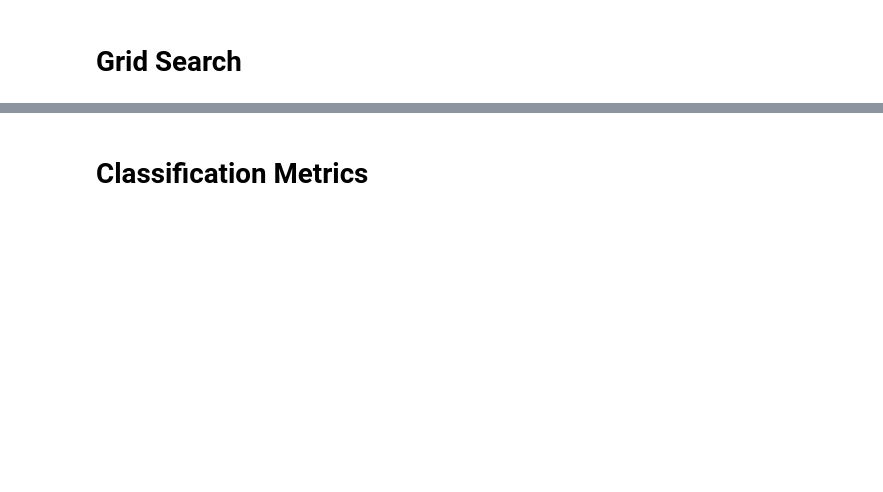
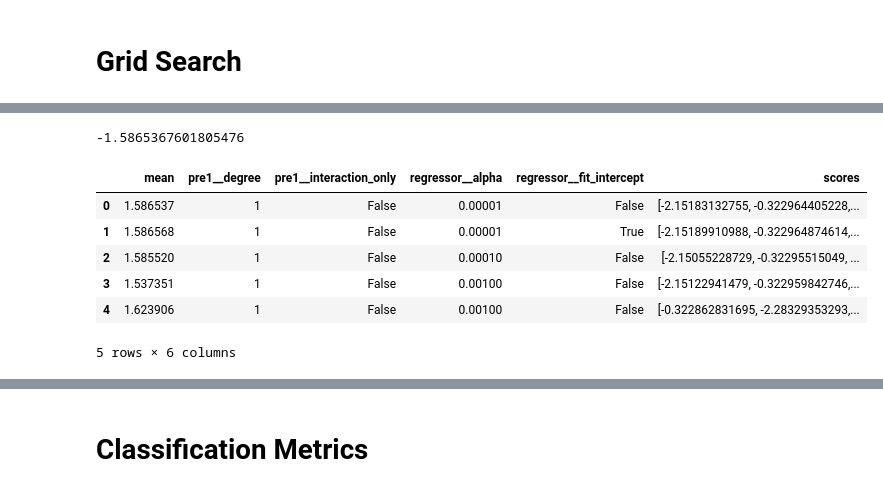
Before and after one commit to aboSamoor/data_science_course, a Jupyter notebook: ML.ipynb, the cells around one changed output, grey strips where cells are left out. Saved outputs shown, nothing was run; the diff lists cells and outputs as text; code cells hidden in the pictures; blank space fills up the shorter version.

```diff
--- a/ML.ipynb
+++ b/ML.ipynb
@@ -539,0 +603,10 @@ _ = plt.legend(loc='best')
+# %%
+pipeline = Pipeline([("pre1", PolynomialFeatures()),
+                     ("regressor",  Ridge())])
+parameters = {
+  'pre1__degree': range(1, 15),
+  'pre1__interaction_only': [False, True],
+  'regressor__alpha': (1e-5, 1e-4, 1e-3, 1e-2, 1e-1, 1, 1e1, 1e2),
+  'regressor__fit_intercept': [False, True],
+}
+scorer = make_scorer(mean_squared_error, greater_is_better=False)
@@ -539,0 +675,4 @@ _ = plt.legend(loc='best')
+# %%
+a.mean_validation_score
+# %% [output]
+-1.5865367601805476
@@ -539,0 +698,18 @@ _ = plt.legend(loc='best')
+# %%
+# scores of a grid search
+df = gs2df(model)
+
+# This is counter-intuitive and should not happen for classification
+# For more details why the scores are negative, look at
+# https://github.com/scikit-learn/scikit-learn/issues/2439
+df['mean'] *= -1
+
+df.head()
+# %% [output]
+|  | mean | pre1__degree | pre1__interaction_only | regressor__alpha | regressor__fit_intercept | scores |
+| 0 | 1.586537 | 1 | False | 0.00001 | False | [-2.15183132755, -0.322964405228,... |
+| 1 | 1.586568 | 1 | False | 0.00001 | True | [-2.15189910988, -0.322964874614,... |
+| 2 | 1.585520 | 1 | False | 0.00010 | False | [-2.15055228729, -0.32295515049, ... |
+| 3 | 1.537351 | 1 | False | 0.00100 | False | [-2.15122941479, -0.322959842746,... |
+| 4 | 1.623906 | 1 | False | 0.00100 | False | [-0.322862831695, -2.28329353293,... |
+5 rows × 6 columns
```
Also changed, not shown: parts of 74 cells of this notebook.
